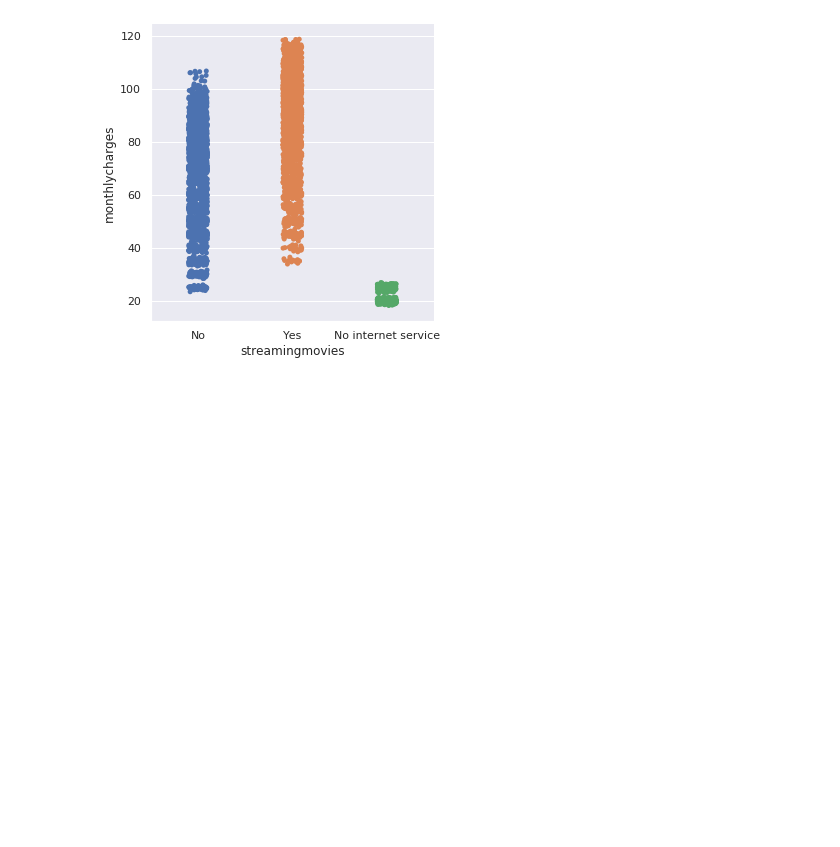
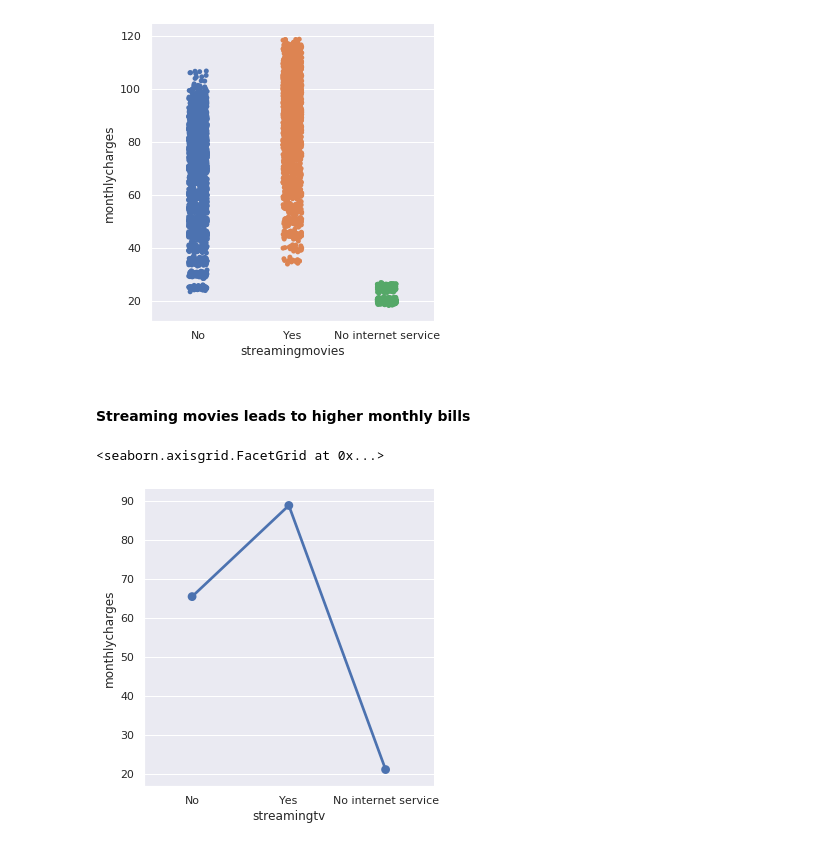
Before and after one commit to singhmanishh/telecom_churn, a Jupyter notebook: Telecom_Churn_EDA.ipynb, the cells around one changed output. Saved outputs shown, nothing was run; the diff lists cells and outputs as text; code cells hidden in the pictures; blank space fills up the shorter version.

```diff
--- a/Telecom_Churn_EDA.ipynb
+++ b/Telecom_Churn_EDA.ipynb
@@ -120,3 +120,10 @@ sns.catplot(x="streamingmovies", y="monthlycharges",kind="strip", data=df)
 # %% [output]
 <seaborn.axisgrid.FacetGrid at 0x...>
 [figure]
+# %% [markdown]
+#### Streaming movies leads to higher monthly bills ####
+# %%
+sns.catplot(x="streamingtv", y="monthlycharges",kind="point", data=df)
+# %% [output]
+<seaborn.axisgrid.FacetGrid at 0x...>
+[figure, added]
```
Also changed, not shown: parts of 1 cell of this notebook.
